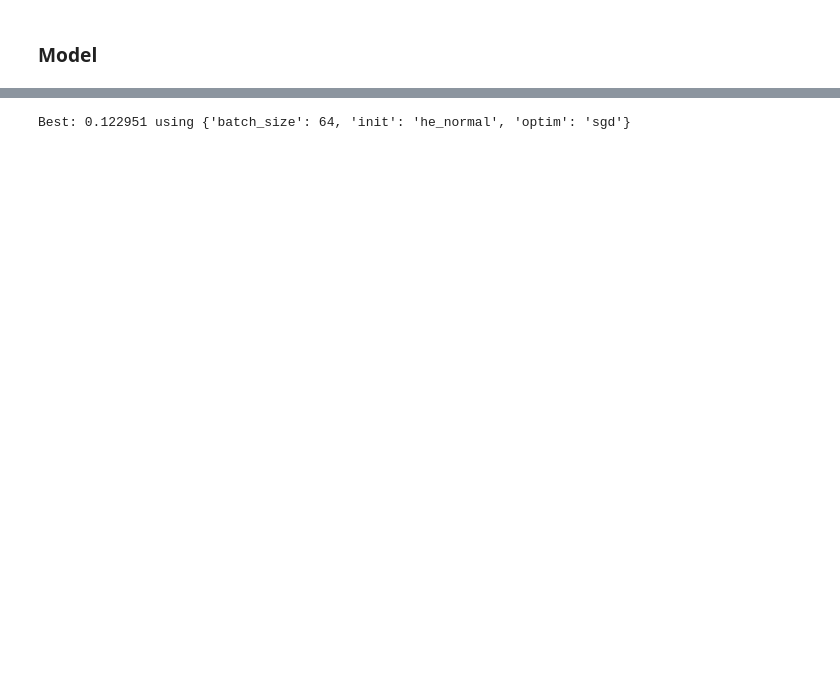
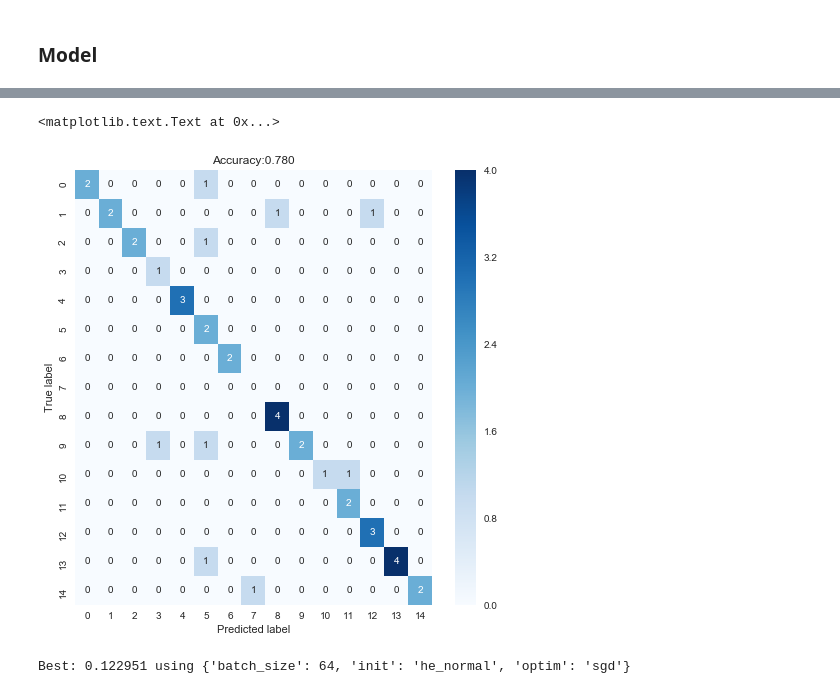
Before and after one commit to paulaceccon/ml-playground, a Jupyter notebook: FaceRecognizer.ipynb, the cells around one changed output, grey strips where cells are left out. Drawn from its saved outputs; the diff is of its cells as text; code cells hidden in the pictures; blank space fills up the shorter version.

```diff
--- a/FaceRecognizer.ipynb
+++ b/FaceRecognizer.ipynb
@@ -194,3 +228,17 @@ dict_keys(['val_loss', 'val_acc', 'loss', 'acc'])
+# %%
+y_pred = model.model.predict(X_test)
+cf = confusion_matrix(np.argmax(y_pred, axis=1), np.argmax(y_test, axis=1))
+
+df_cm = pd.DataFrame(cf, index=set(labels), columns=set(labels))
+
+plt.figure(figsize = (8, 8))
+sns.heatmap(df_cm, annot=True, cmap=plt.cm.Blues)
+plt.title('Accuracy:{0:.3f}'.format(accuracy_score(np.argmax(y_pred, axis=1), np.argmax(y_test, axis=1))))
+plt.ylabel('True label')
+plt.xlabel('Predicted label')
+# %% [output]
+<matplotlib.text.Text at 0x...>
+[figure, added]
 # %%
 %%script false
 # create model
```
Also changed, not shown: parts of 12 cells of this notebook.
